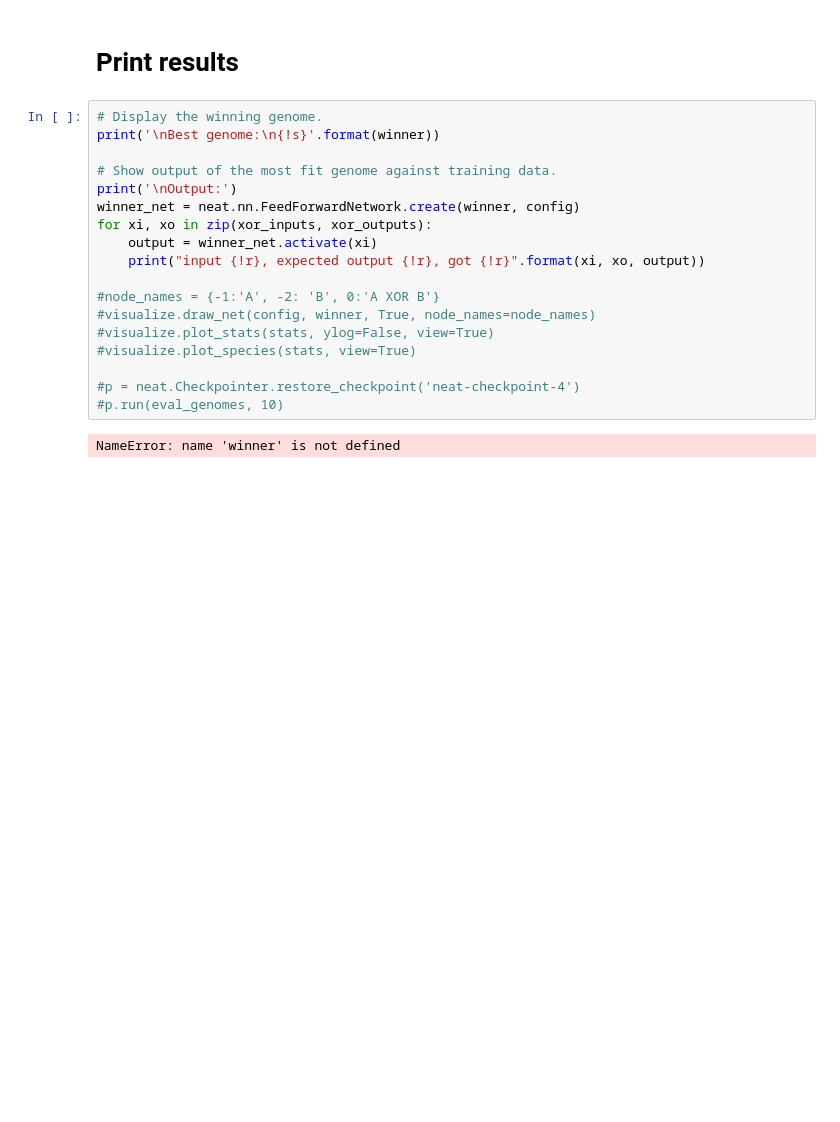
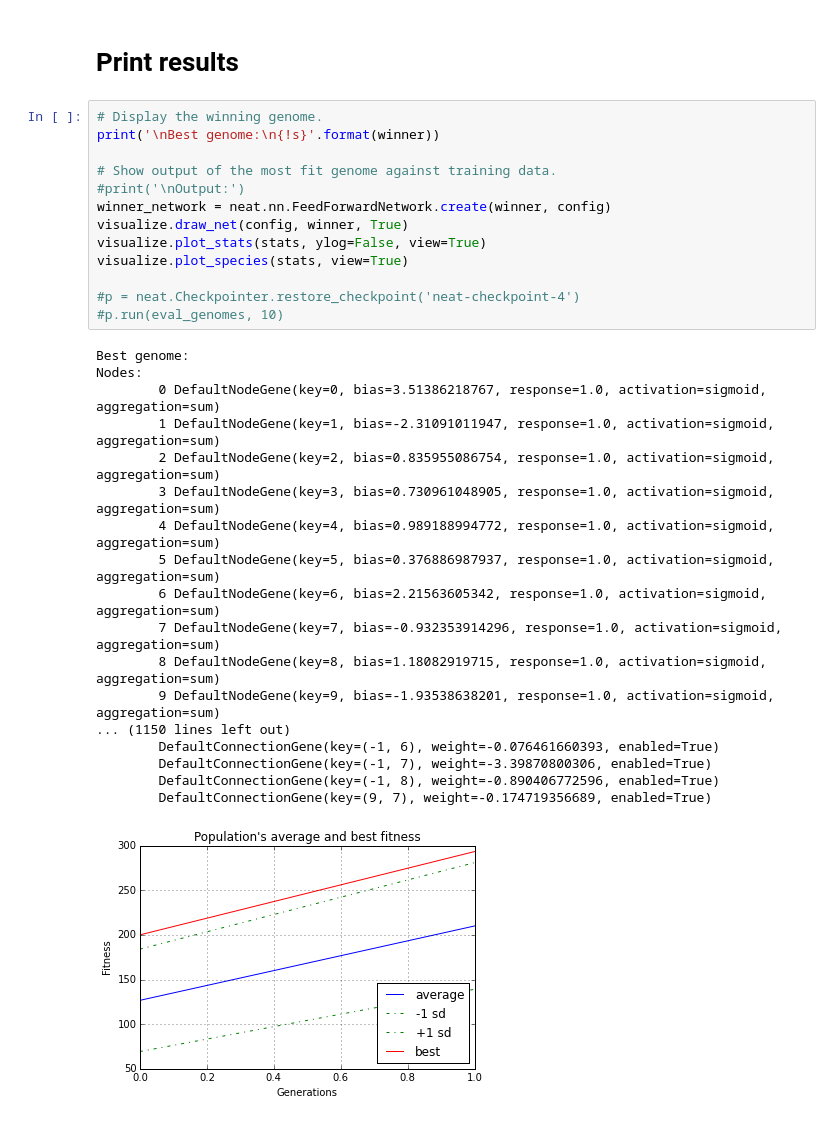
Before and after one commit to sergeivolodin/deephack.rl, a Jupyter notebook: neat-python/Pacman.ipynb, the cells around one changed output. Saved outputs shown, nothing was run; the diff lists cells and outputs as text; blank space fills up the shorter version.

Commit message:
Add pacman-neat-python

```diff
--- a/neat-python/Pacman.ipynb
+++ b/neat-python/Pacman.ipynb
@@ -121,20 +131,32 @@ NameError: name 'evaluator' is not defined
 # %%
 # Display the winning genome.
 print('\nBest genome:\n{!s}'.format(winner))
 
 # Show output of the most fit genome against training data.
-print('\nOutput:')
-winner_net = neat.nn.FeedForwardNetwork.create(winner, config)
-for xi, xo in zip(xor_inputs, xor_outputs):
-    output = winner_net.activate(xi)
-    print("input {!r}, expected output {!r}, got {!r}".format(xi, xo, output))
-
-#node_names = {-1:'A', -2: 'B', 0:'A XOR B'}
-#visualize.draw_net(config, winner, True, node_names=node_names)
-#visualize.plot_stats(stats, ylog=False, view=True)
-#visualize.plot_species(stats, view=True)
+#print('\nOutput:')
+winner_network = neat.nn.FeedForwardNetwork.create(winner, config)
+visualize.draw_net(config, winner, True)
+visualize.plot_stats(stats, ylog=False, view=True)
+visualize.plot_species(stats, view=True)
 
 #p = neat.Checkpointer.restore_checkpoint('neat-checkpoint-4')
 #p.run(eval_genomes, 10)
 # %% [output]
-NameError: name 'winner' is not defined
+Best genome:
+Nodes:
+        0 DefaultNodeGene(key=0, bias=3.51386218767, response=1.0, activation=sigmoid, aggregation=sum)
+        1 DefaultNodeGene(key=1, bias=-2.31091011947, response=1.0, activation=sigmoid, aggregation=sum)
+        2 DefaultNodeGene(key=2, bias=0.835955086754, response=1.0, activation=sigmoid, aggregation=sum)
+        3 DefaultNodeGene(key=3, bias=0.730961048905, response=1.0, activation=sigmoid, aggregation=sum)
+        4 DefaultNodeGene(key=4, bias=0.989188994772, response=1.0, activation=sigmoid, aggregation=sum)
+        5 DefaultNodeGene(key=5, bias=0.376886987937, response=1.0, activation=sigmoid, aggregation=sum)
+        6 DefaultNodeGene(key=6, bias=2.21563605342, response=1.0, activation=sigmoid, aggregation=sum)
+        7 DefaultNodeGene(key=7, bias=-0.932353914296, response=1.0, activation=sigmoid, aggregation=sum)
+        8 DefaultNodeGene(key=8, bias=1.18082919715, response=1.0, activation=sigmoid, aggregation=sum)
+        9 DefaultNodeGene(key=9, bias=-1.93538638201, response=1.0, activation=sigmoid, aggregation=sum)
+... (1150 lines left out)
+        DefaultConnectionGene(key=(-1, 6), weight=-0.076461660393, enabled=True)
+        DefaultConnectionGene(key=(-1, 7), weight=-3.39870800306, enabled=True)
+        DefaultConnectionGene(key=(-1, 8), weight=-0.890406772596, enabled=True)
+        DefaultConnectionGene(key=(9, 7), weight=-0.174719356689, enabled=True)
+[figure, added]
```
Also changed, not shown: parts of 12 cells of this notebook, 2 other files.
